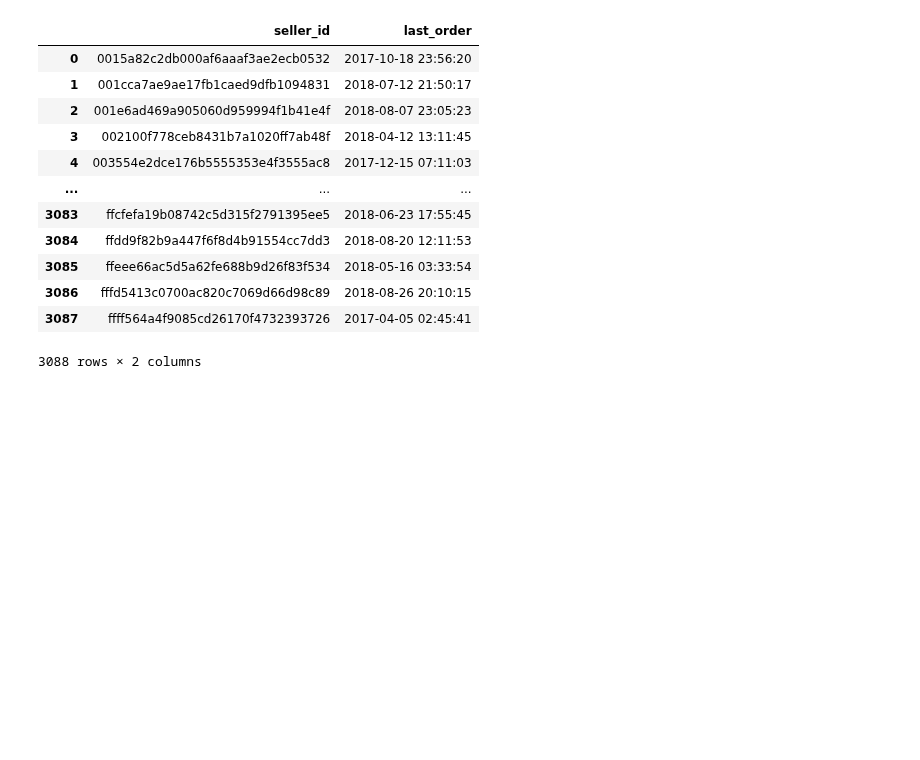
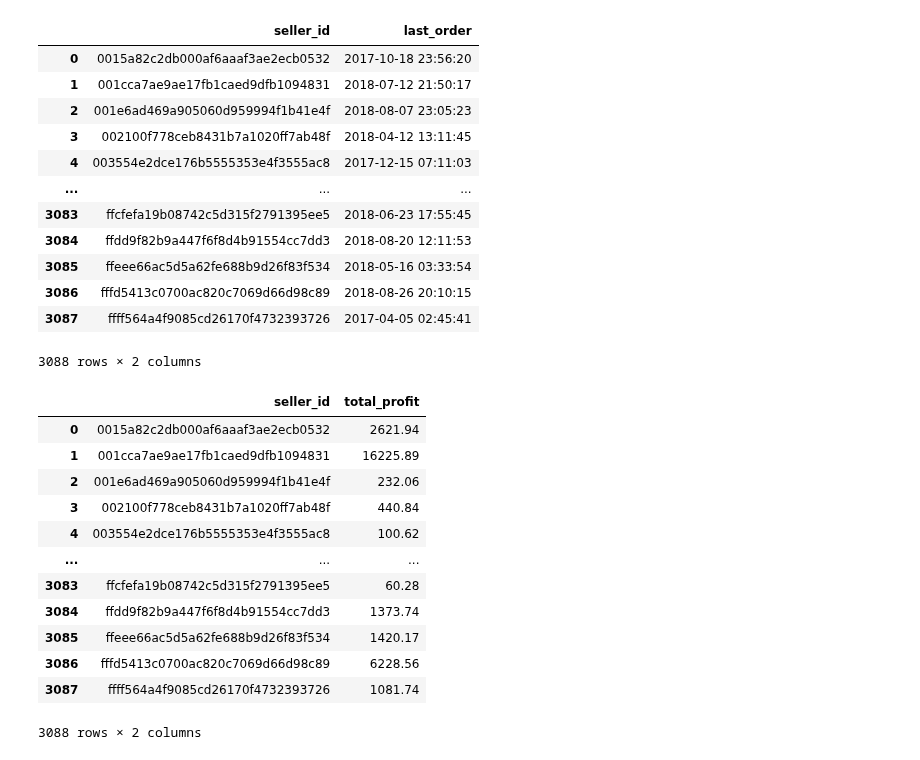
Before and after one commit to cyss93/CP1_team8, a Jupyter notebook: retention2_220630.ipynb, the cells around one changed output. Saved outputs shown, nothing was run; the diff lists cells and outputs as text; code cells hidden in the pictures; blank space fills up the shorter version.

```diff
--- a/retention2_220630.ipynb
+++ b/retention2_220630.ipynb
@@ -74,2 +77,18 @@ seller_data2
+# %%
+seller_data3
+# %% [output]
+|  | seller_id | total_profit |
+| 0 | 0015a82c2db000af6aaaf3ae2ecb0532 | 2621.94 |
+| 1 | 001cca7ae9ae17fb1caed9dfb1094831 | 16225.89 |
+| 2 | 001e6ad469a905060d959994f1b41e4f | 232.06 |
+| 3 | 002100f778ceb8431b7a1020ff7ab48f | 440.84 |
+| 4 | 003554e2dce176b5555353e4f3555ac8 | 100.62 |
+| ... | ... | ... |
+| 3083 | ffcfefa19b08742c5d315f2791395ee5 | 60.28 |
+| 3084 | ffdd9f82b9a447f6f8d4b91554cc7dd3 | 1373.74 |
+| 3085 | ffeee66ac5d5a62fe688b9d26f83f534 | 1420.17 |
+| 3086 | fffd5413c0700ac820c7069d66d98c89 | 6228.56 |
+| 3087 | ffff564a4f9085cd26170f4732393726 | 1081.74 |
+3088 rows × 2 columns
 # %%
 seller_data = seller_data1.merge(seller_data2, how='inner')
```
Also changed, not shown: parts of 9 cells of this notebook.
